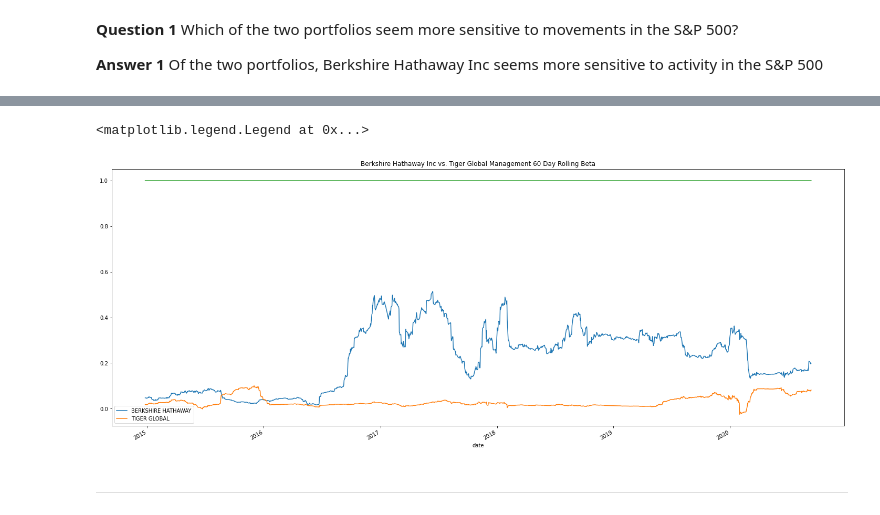
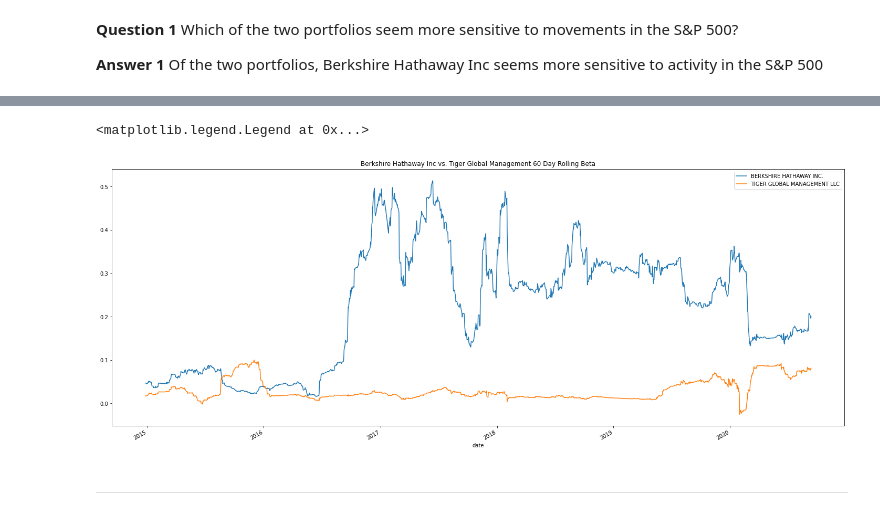
Before and after one commit to toniahurst/FinTech_Module_4_Challenge, a Jupyter notebook: risk_return_analysis.ipynb, the cells around one changed output, grey strips where cells are left out. Saved outputs shown, nothing was run; the diff lists cells and outputs as text; code cells hidden in the pictures.

```diff
--- a/risk_return_analysis.ipynb
+++ b/risk_return_analysis.ipynb
@@ -520,11 +513,10 @@ tgm_rolling_60_beta.plot(figsize=(25,10), color="Orange", title="Tiger Global Ma
 # %%
 # # # # Overlay of Berkshire Hathaway and Tiger Global
 ax=brka_rolling_60_beta.plot(figsize=(25,10), title="Berkshire Hathaway Inc vs. Tiger Global Management 60 Day Rolling Beta")
 tgm_rolling_60_beta.plot(ax=ax)
-snp_rolling_60_beta.plot(ax=ax)
-ax.legend(["BERKSHIRE HATHAWAY", "TIGER GLOBAL"])
+ax.legend(["BERKSHIRE HATHAWAY INC.", "TIGER GLOBAL MANAGEMENT LLC"])
 # %% [output]
 <matplotlib.legend.Legend at 0x...>
-[figure, old version]
+[figure, new version]
 # %% [markdown]
 ---
```
Also changed, not shown: parts of 7 cells of this notebook.
